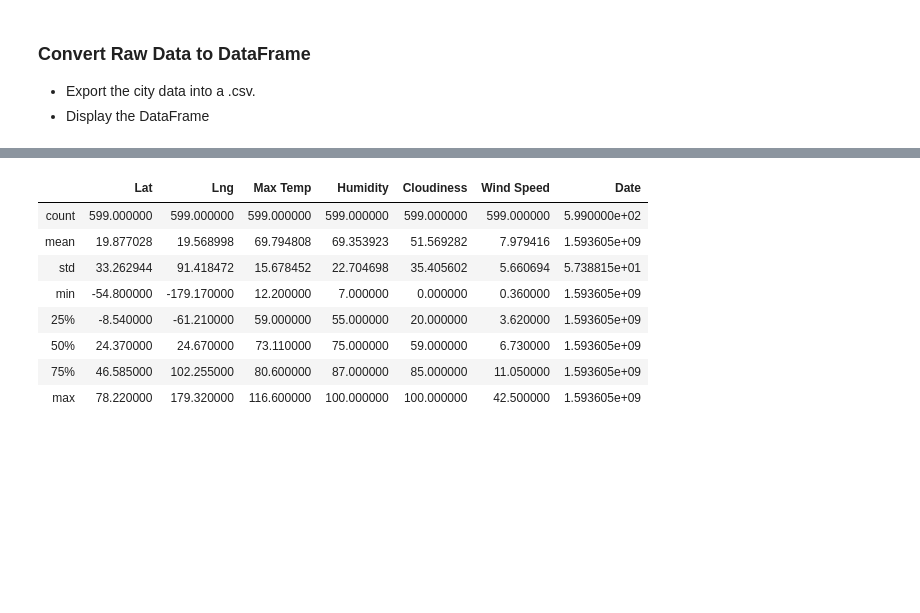
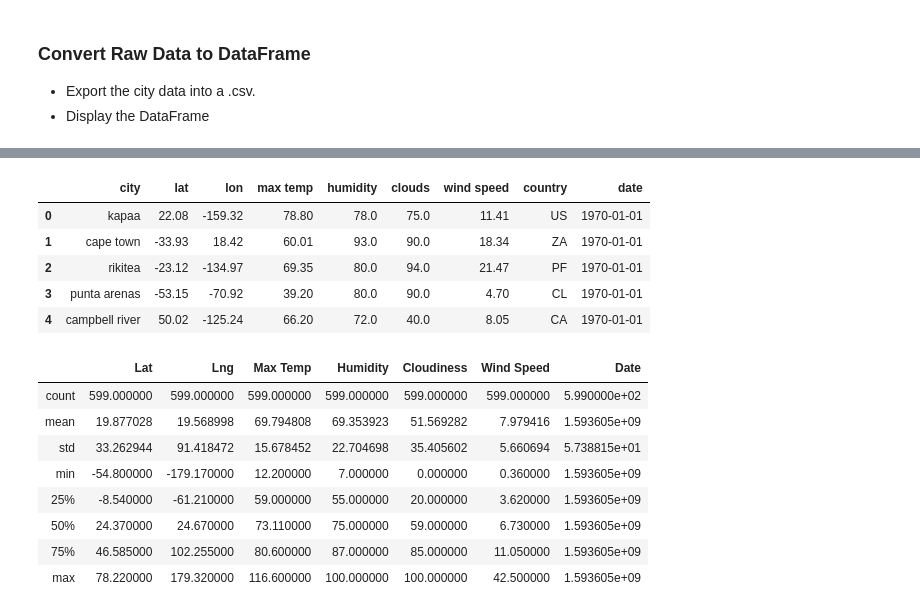
Before and after one commit to JonZagorski/Python_API, a Jupyter notebook: Homework/starter_code/WeatherPy.ipynb, the cells around one changed output, grey strips where cells are left out. Saved outputs shown, nothing was run; the diff lists cells and outputs as text; code cells hidden in the pictures; blank space fills up the shorter version.

```diff
--- a/Homework/starter_code/WeatherPy.ipynb
+++ b/Homework/starter_code/WeatherPy.ipynb
@@ -22,0 +28,20 @@ from api_keys import g_key
+# %%
+# List for holding lat_lngs and cities
+lat_lngs = []
+cities = []
+
+# Create a set of random lat and lng combinations
+lats = np.random.uniform(lat_range[0], lat_range[1], size=1300)
+lngs = np.random.uniform(lng_range[0], lng_range[1], size=1300)
+lat_lngs = zip(lats, lngs)
+
+# Identify nearest city for each lat, lng combination
+for lat_lng in lat_lngs:
+    city = citipy.nearest_city(lat_lng[0], lat_lng[1]).city_name
+
+    # If the city is unique, then add it to a our cities list
+    if city not in cities:
+        cities.append(city)
+
+# Print the city count to confirm sufficient count
+len(cities)
@@ -22,0 +50,7 @@ from api_keys import g_key
+# %%
+url = "http://api.openweathermap.org/data/2.5/weather?"
+units = "Imperial"
+query_url = f"{url}appid={api_key}&units={units}&q="
+response = requests.get(query_url + "london")
+data = response.json()
+pprint(data)
@@ -58,3 +160,22 @@ Data Retrieval Complete
+# %%
+
+columns = ['city', 'lat', 'lon', 'max temp', 'humidity', 'clouds', 'wind speed', 'country', 'date']
+lists = [cities,city_lat,city_lon,max_temp,humidity,clouds,wind_speed,country,thedate]
+merged_df = pd.concat([pd.Series(x) for x in lists], axis=1)
+#merged_df = merged_df.rename(columns={'0':'city', '1':'lat','2': 'lon','3': 'max temp','4': 'humidity','5': 'clouds','6': 'wind speed','7': 'country','8': 'date'})
+merged_df.columns = ['city', 'lat', 'lon', 'max temp', 'humidity', 'clouds', 'wind speed', 'country', 'date']
+merged_df = merged_df.dropna(axis=0)
+merged_df
+
+merged_df.to_csv(output_data_file)
+merged_df.head()
+# %% [output]
+|  | city | lat | lon | max temp | humidity | clouds | wind speed | country | date |
+| 0 | kapaa | 22.08 | -159.32 | 78.80 | 78.0 | 75.0 | 11.41 | US | 1970-01-01 |
+| 1 | cape town | -33.93 | 18.42 | 60.01 | 93.0 | 90.0 | 18.34 | ZA | 1970-01-01 |
+| 2 | rikitea | -23.12 | -134.97 | 69.35 | 80.0 | 94.0 | 21.47 | PF | 1970-01-01 |
+| 3 | punta arenas | -53.15 | -70.92 | 39.20 | 80.0 | 90.0 | 4.70 | CL | 1970-01-01 |
+| 4 | campbell river | 50.02 | -125.24 | 66.20 | 72.0 | 40.0 | 8.05 | CA | 1970-01-01 |
 # %%
 # %% [output]
 |  | Lat | Lng | Max Temp | Humidity | Cloudiness | Wind Speed | Date |
```
Also changed, not shown: parts of 10 cells of this notebook, 2 other files.
